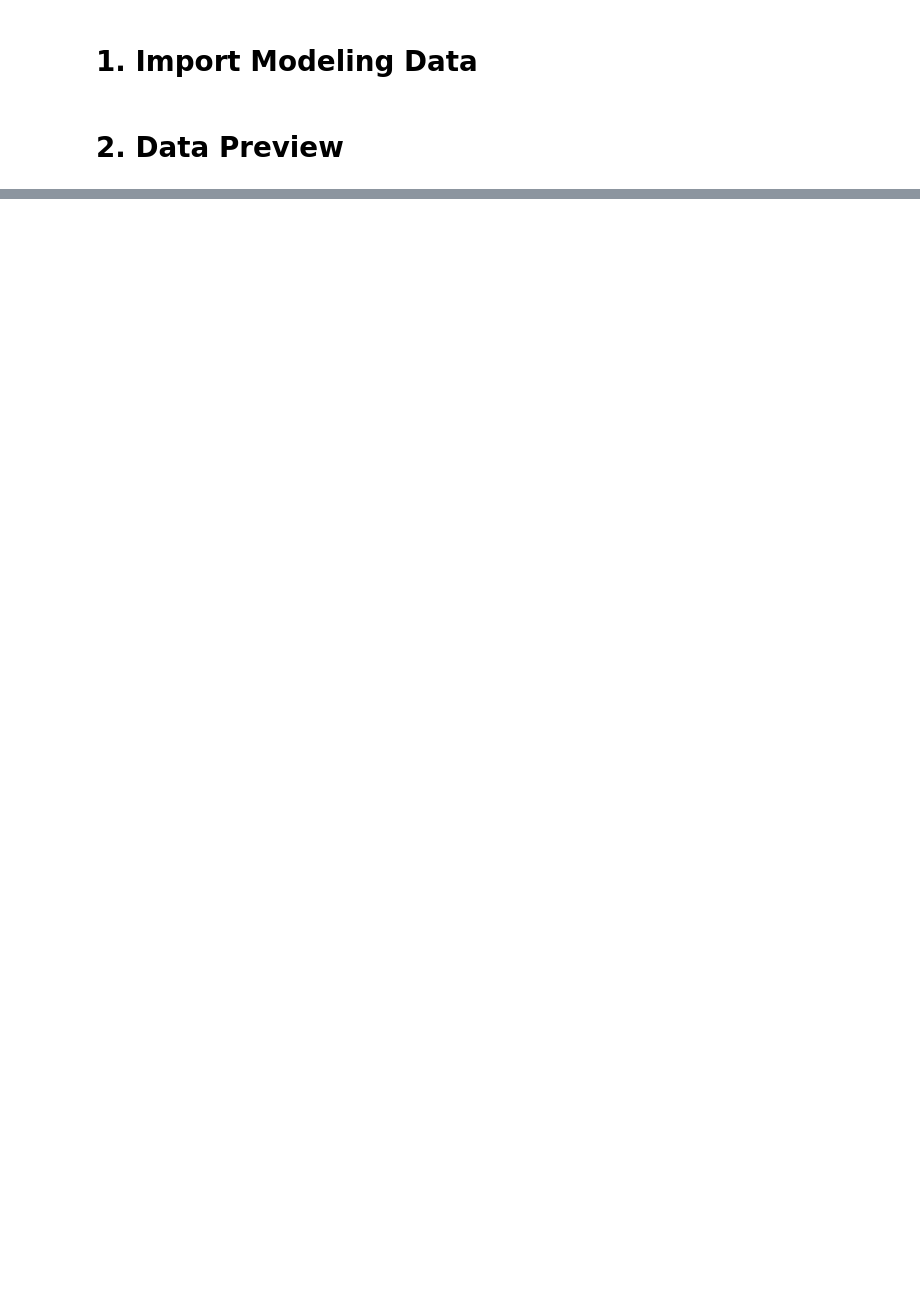
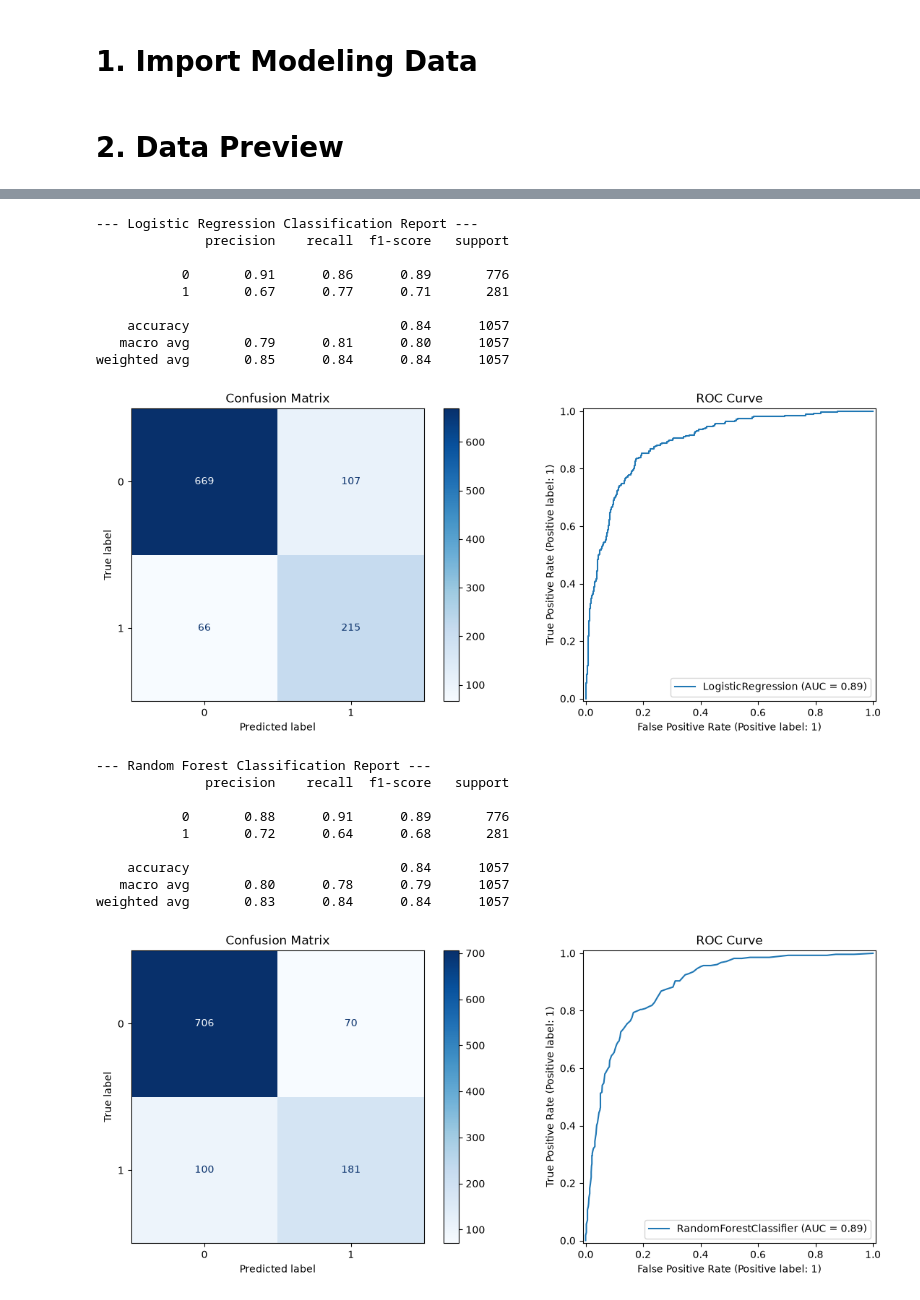
Before and after one commit to n44th44nn/Telco-Customer-Churn-Analysis, a Jupyter notebook: Notebooks/modeling.ipynb, the cells around one changed output, grey strips where cells are left out. Drawn from its saved outputs; the diff is of its cells as text; code cells hidden in the pictures; blank space fills up the shorter version.

```diff
--- a/Notebooks/modeling.ipynb
+++ b/Notebooks/modeling.ipynb
@@ -106,0 +134,23 @@ None
+# %%
+results = []
+
+for name, model in models.items():
+    model.fit(X_train, y_train)
+    y_pred = model.predict(X_test)
+
+    acc = accuracy_score(y_test, y_pred)
+    prec = precision_score(y_test, y_pred)
+    rec = recall_score(y_test, y_pred)
+    f1 = f1_score(y_test, y_pred)
+    auc = roc_auc_score(y_test, y_pred)
+
+    results.append({
+        'Model': name,
+        'Accuracy': acc,
+        'Precision': prec,
+        'Recall': rec,
+        'F1': f1,
+        'AUC': auc
+    })
+
+pd.DataFrame(results).sort_values(by='F1', ascending=False).reset_index(drop=True)
@@ -106,0 +164,39 @@ None
+# %%
+for name, model in models.items():
+    model.fit(X_train, y_train)
+    y_pred = model.predict(X_test)
+
+    print(f"--- {name} Classification Report ---")
+    print(classification_report(y_test, y_pred))
+
+    fig, axes = plt.subplots(1, 2, figsize=(12, 5))
+
+    ConfusionMatrixDisplay.from_estimator(model, X_test, y_test, cmap="Blues", ax=axes[0])
+    axes[0].set_title("Confusion Matrix")
+
+    RocCurveDisplay.from_estimator(model, X_test, y_test, ax=axes[1])
+    axes[1].set_title("ROC Curve")
+
+    plt.tight_layout()
+    plt.show()
+# %% [output]
+--- Logistic Regression Classification Report ---
+              precision    recall  f1-score   support
+
+           0       0.91      0.86      0.89       776
+           1       0.67      0.77      0.71       281
+
+    accuracy                           0.84      1057
+   macro avg       0.79      0.81      0.80      1057
+weighted avg       0.85      0.84      0.84      1057
+[figure, added]
+--- Random Forest Classification Report ---
+              precision    recall  f1-score   support
+
+           0       0.88      0.91      0.89       776
+           1       0.72      0.64      0.68       281
+
+    accuracy                           0.84      1057
+   macro avg       0.80      0.78      0.79      1057
+weighted avg       0.83      0.84      0.84      1057
+[figure, added]
```
Also changed, not shown: parts of 6 cells of this notebook.
